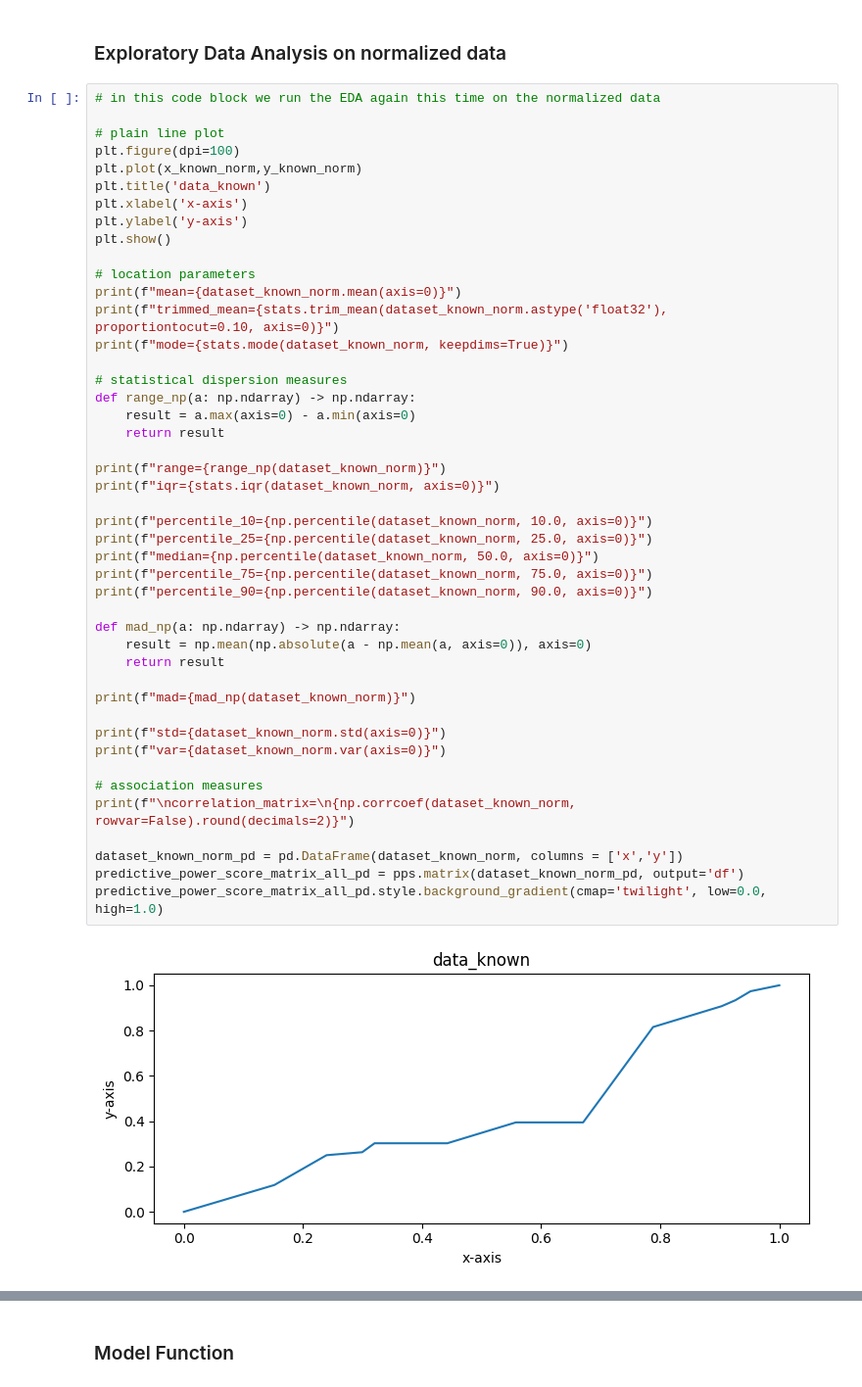
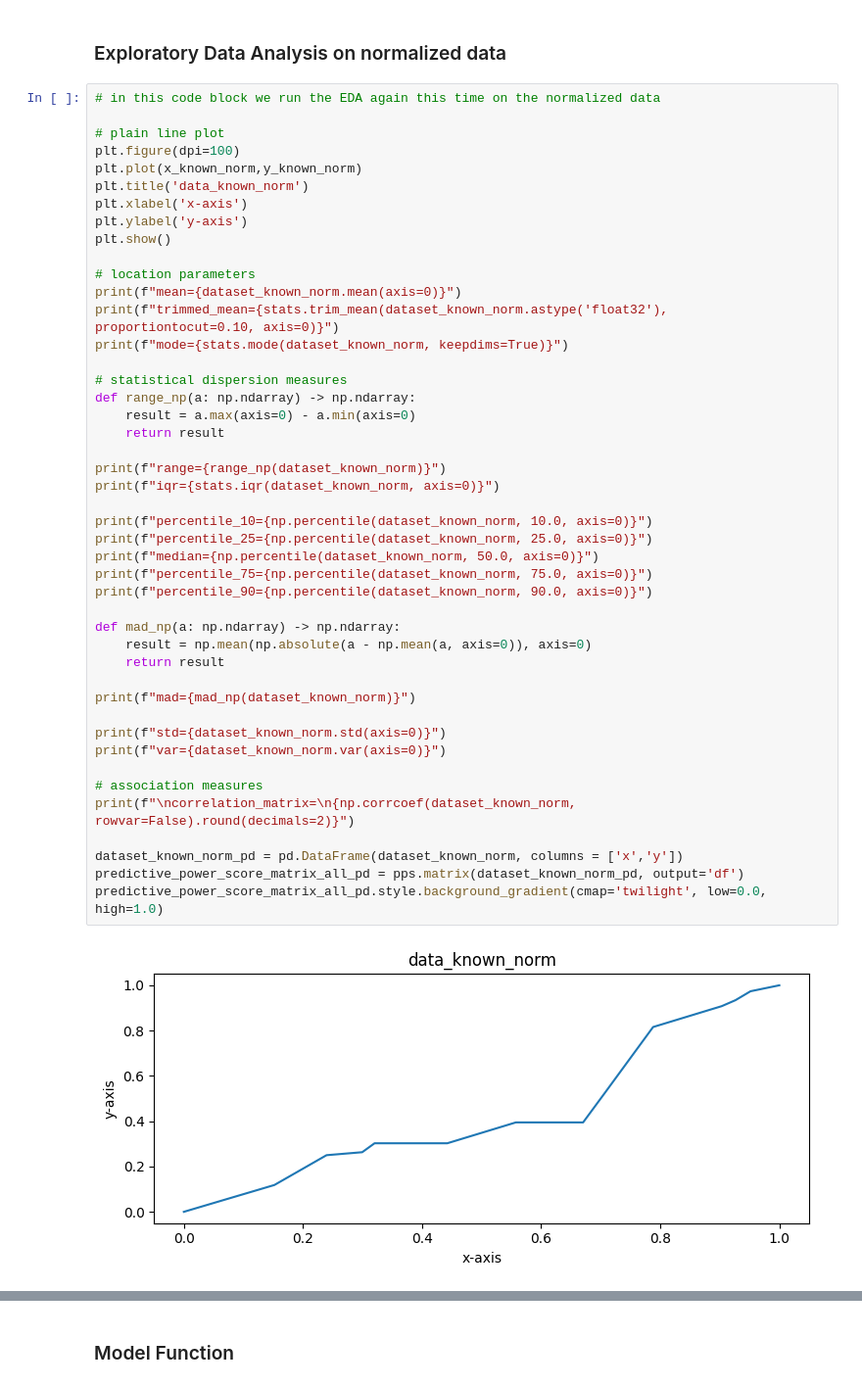
Before and after one commit to aisven/fullstack-ml-academy-homework, a Jupyter notebook: notepads/07-Gradientenverfahren/07-Gradientenverfahren.ipynb, the cells around one changed output, grey strips where cells are left out. Shown at 98% size. Drawn from its saved outputs; the diff is of its cells as text.

```diff
--- a/notepads/07-Gradientenverfahren/07-Gradientenverfahren.ipynb
+++ b/notepads/07-Gradientenverfahren/07-Gradientenverfahren.ipynb
@@ -189,7 +189,7 @@ y_known_norm=
 # plain line plot
 plt.figure(dpi=100)
 plt.plot(x_known_norm,y_known_norm)
-plt.title('data_known')
+plt.title('data_known_norm')
 plt.xlabel('x-axis')
 plt.ylabel('y-axis')
 plt.show()
@@ -202,34 +202,34 @@ print(f"mode={stats.mode(dataset_known_norm, keepdims=True)}")
 # statistical dispersion measures
 def range_np(a: np.ndarray) -> np.ndarray:
     result = a.max(axis=0) - a.min(axis=0)
     return result
 
 print(f"range={range_np(dataset_known_norm)}")
 print(f"iqr={stats.iqr(dataset_known_norm, axis=0)}")
 
 print(f"percentile_10={np.percentile(dataset_known_norm, 10.0, axis=0)}")
 print(f"percentile_25={np.percentile(dataset_known_norm, 25.0, axis=0)}")
 print(f"median={np.percentile(dataset_known_norm, 50.0, axis=0)}")
 print(f"percentile_75={np.percentile(dataset_known_norm, 75.0, axis=0)}")
 print(f"percentile_90={np.percentile(dataset_known_norm, 90.0, axis=0)}")
 
 def mad_np(a: np.ndarray) -> np.ndarray:
     result = np.mean(np.absolute(a - np.mean(a, axis=0)), axis=0)
     return result
 
 print(f"mad={mad_np(dataset_known_norm)}")
 
 print(f"std={dataset_known_norm.std(axis=0)}")
 print(f"var={dataset_known_norm.var(axis=0)}")
 
 # association measures
 print(f"\ncorrelation_matrix=\n{np.corrcoef(dataset_known_norm, rowvar=False).round(decimals=2)}")
 
 dataset_known_norm_pd = pd.DataFrame(dataset_known_norm, columns = ['x','y'])
 predictive_power_score_matrix_all_pd = pps.matrix(dataset_known_norm_pd, output='df')
 predictive_power_score_matrix_all_pd.style.background_gradient(cmap='twilight', low=0.0, high=1.0)
 # %% [output]
-[figure, old version]
+[figure, new version]
 mean=[0.56846607 0.5131579 ]
 trimmed_mean=[0.5798771 0.5153509]
 mode=ModeResult(mode=array([[0.       , 0.3026316]], dtype=float32), count=array([[1, 2]]))
```
Also changed, not shown: parts of 4 cells of this notebook.
